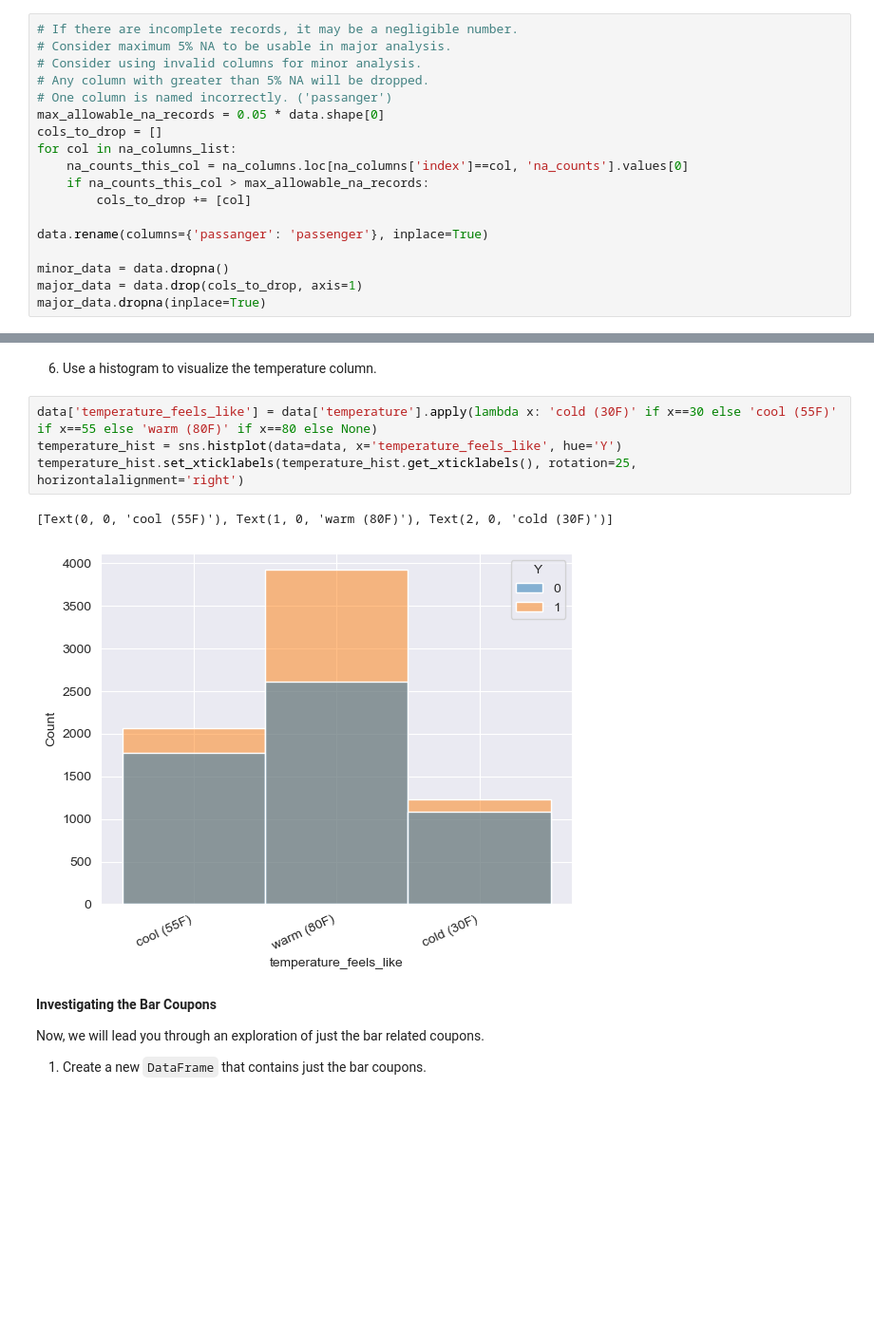
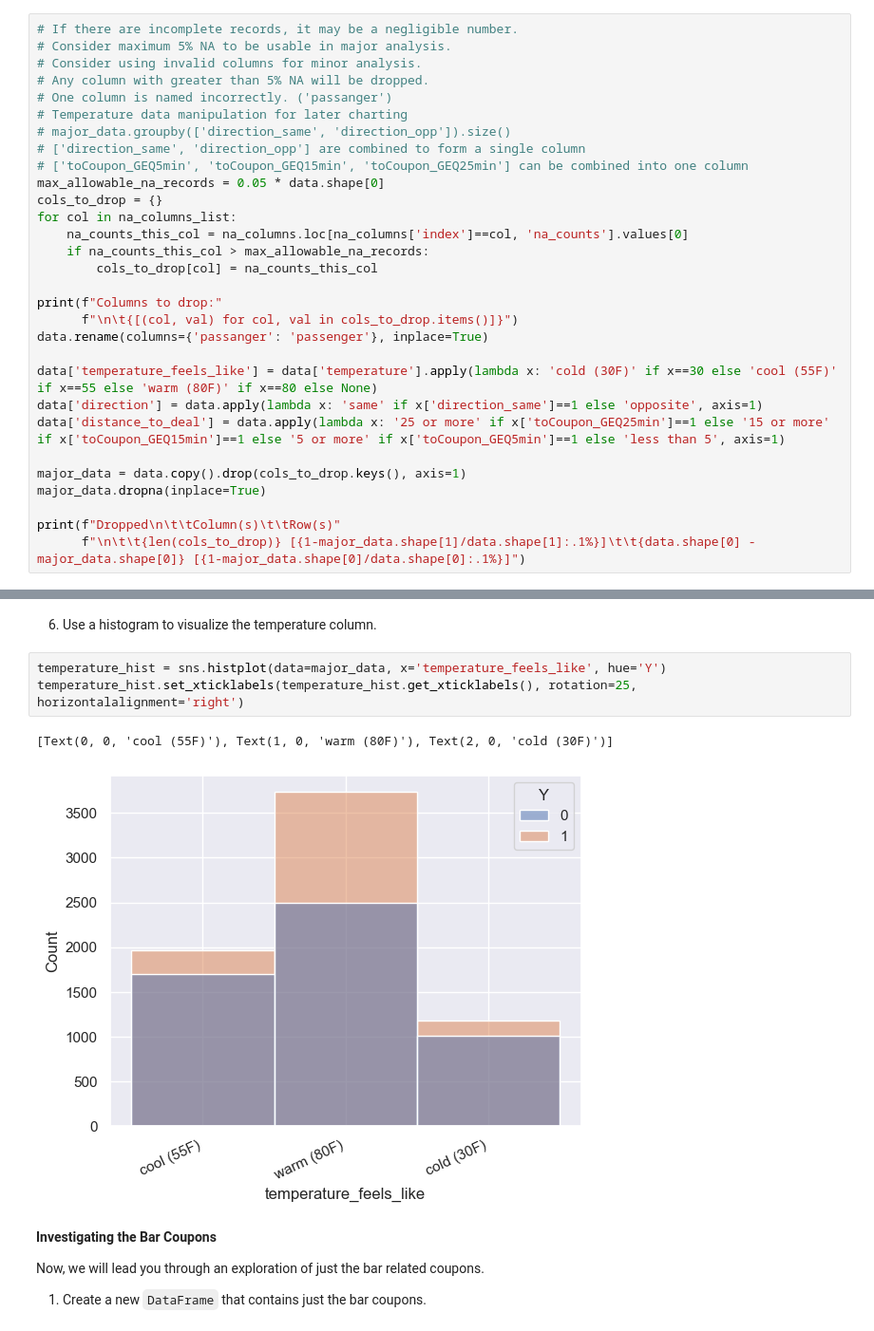
Before and after one commit to selvamani-ramasamy/berkeley-ml-ai, a Jupyter notebook: assignment_5_1_start/prompt.ipynb, the cells around one changed output, grey strips where cells are left out. Shown: that part at 95% size. Drawn from its saved outputs; the diff is of its cells as text; blank space fills up the shorter version.

Commit message:
in-depth coupon analysis - bar and further exploratory

```diff
--- a/assignment_5_1_start/prompt.ipynb
+++ b/assignment_5_1_start/prompt.ipynb
@@ -114,15 +106,27 @@ Name: car, dtype: int64
 # Consider using invalid columns for minor analysis.
 # Any column with greater than 5% NA will be dropped.
 # One column is named incorrectly. ('passanger')
+# Temperature data manipulation for later charting
+# major_data.groupby(['direction_same', 'direction_opp']).size()
+# ['direction_same', 'direction_opp'] are combined to form a single column
+# ['toCoupon_GEQ5min', 'toCoupon_GEQ15min', 'toCoupon_GEQ25min'] can be combined into one column
 max_allowable_na_records = 0.05 * data.shape[0]
-cols_to_drop = []
+cols_to_drop = {}
 for col in na_columns_list:
     na_counts_this_col = na_columns.loc[na_columns['index']==col, 'na_counts'].values[0]
     if na_counts_this_col > max_allowable_na_records:
-        cols_to_drop += [col]
+        cols_to_drop[col] = na_counts_this_col
 
+print(f"Columns to drop:"
+      f"\n\t{[(col, val) for col, val in cols_to_drop.items()]}")
 data.rename(columns={'passanger': 'passenger'}, inplace=True)
 
-minor_data = data.dropna()
-major_data = data.drop(cols_to_drop, axis=1)
+data['temperature_feels_like'] = data['temperature'].apply(lambda x: 'cold (30F)' if x==30 else 'cool (55F)' if x==55 else 'warm (80F)' if x==80 else None)
+data['direction'] = data.apply(lambda x: 'same' if x['direction_same']==1 else 'opposite', axis=1)
+data['distance_to_deal'] = data.apply(lambda x: '25 or more' if x['toCoupon_GEQ25min']==1 else '15 or more' if x['toCoupon_GEQ15min']==1 else '5 or more' if x['toCoupon_GEQ5min']==1 else 'less than 5', axis=1)
+
+major_data = data.copy().drop(cols_to_drop.keys(), axis=1)
 major_data.dropna(inplace=True)
+
+print(f"Dropped\n\t\tColumn(s)\t\tRow(s)"
+      f"\n\t\t{len(cols_to_drop)} [{1-major_data.shape[1]/data.shape[1]:.1%}]\t\t{data.shape[0] - major_data.shape[0]} [{1-major_data.shape[0]/data.shape[0]:.1%}]")
@@ -156,12 +173,11 @@ coupons_hist.set_xticklabels(coupons_hist.get_xticklabels(), rotation=45, horizo
 # %% [markdown]
 6. Use a histogram to visualize the temperature column.
 # %%
-data['temperature_feels_like'] = data['temperature'].apply(lambda x: 'cold (30F)' if x==30 else 'cool (55F)' if x==55 else 'warm (80F)' if x==80 else None)
-temperature_hist = sns.histplot(data=data, x='temperature_feels_like', hue='Y')
+temperature_hist = sns.histplot(data=major_data, x='temperature_feels_like', hue='Y')
 temperature_hist.set_xticklabels(temperature_hist.get_xticklabels(), rotation=25, horizontalalignment='right')
 # %% [output]
 [Text(0, 0, 'cool (55F)'), Text(1, 0, 'warm (80F)'), Text(2, 0, 'cold (30F)')]
-[figure, old version]
+[figure, new version]
 # %% [markdown]
 **Investigating the Bar Coupons**
 
```
Also changed, not shown: parts of 15 cells of this notebook.
